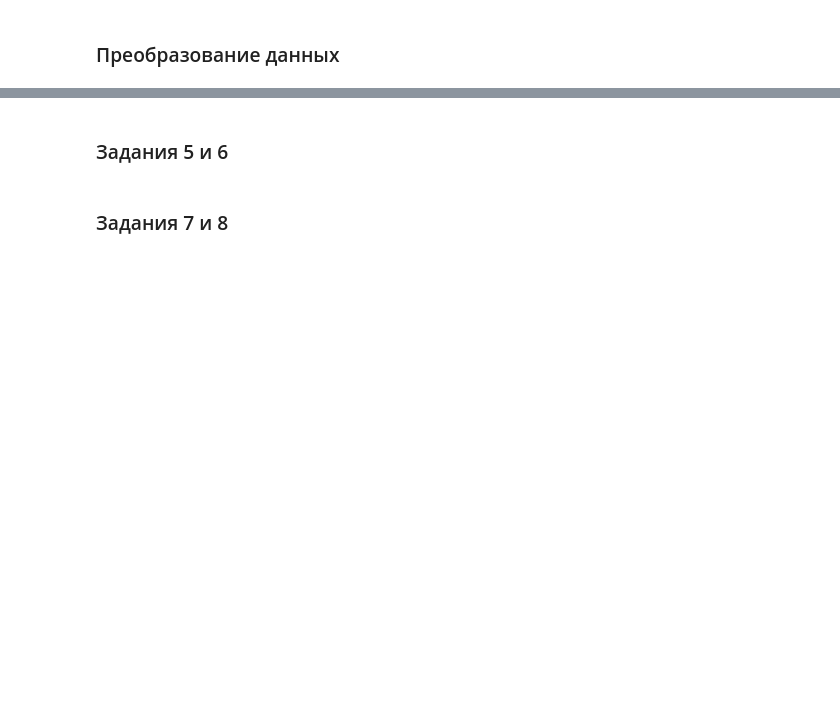
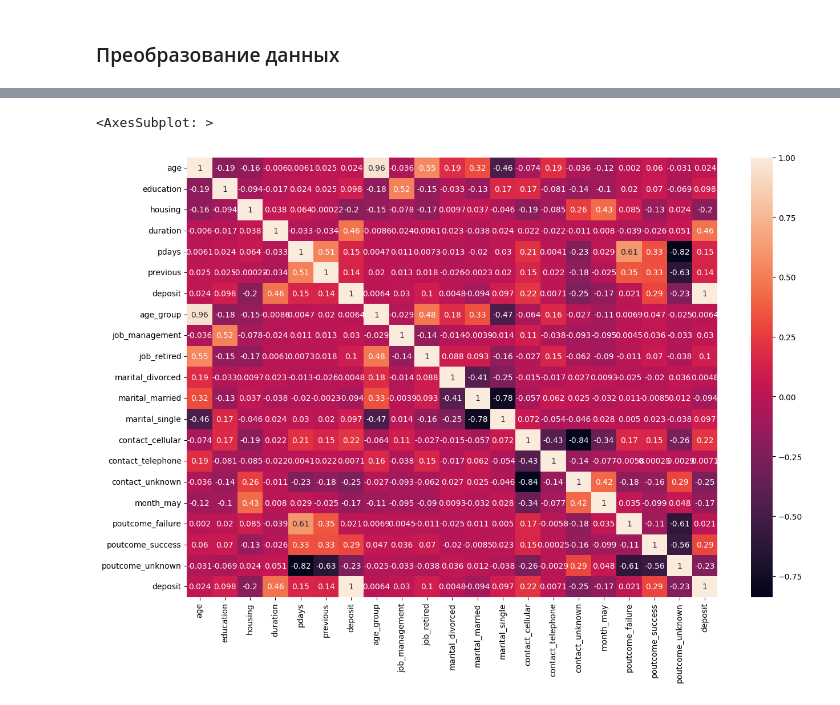
Before and after one commit to MazepaYuliya/SF_DS_3_0, a Jupyter notebook: project_4/deposit_prediction.ipynb, the cells around one changed output, grey strips where cells are left out. Drawn from its saved outputs; the diff is of its cells as text; code cells hidden in the pictures; blank space fills up the shorter version.

```diff
--- a/project_4/deposit_prediction.ipynb
+++ b/project_4/deposit_prediction.ipynb
@@ -400,2 +388,0 @@ fig.show("png")
-# %% [markdown]
-### Задания 5 и 6
@@ -404,2 +389,26 @@ fig.show("png")
-# %% [markdown]
-### Задания 7 и 8
+# %%
+label_encoder = preprocessing.LabelEncoder()
+df['education'] = label_encoder.fit_transform(df['education'])
+df['age_group'] = label_encoder.fit_transform(df['age_group'])
+
+df['deposit'] = df['deposit'].apply(lambda x: 1 if x == 'yes' else 0)
+df['default'] = df['default'].apply(lambda x: 1 if x == 'yes' else 0)
+df['housing'] = df['housing'].apply(lambda x: 1 if x == 'yes' else 0)
+df['loan'] = df['loan'].apply(lambda x: 1 if x == 'yes' else 0)
+
+columns = ['job', 'marital', 'contact', 'month', 'poutcome']
+df = pd.get_dummies(df, columns=columns, prefix=columns);
+# %%
+df_corr = df.corr()
+result_columns = []
+for column in df_corr:
+    col_data = df_corr[column]
+    if col_data.min() < -0.4 or col_data.sort_values(ascending=False)[1] > 0.4:
+        result_columns.append(column)
+result_columns.append('deposit')
+
+plt.rcParams['figure.figsize'] = (15,10)
+sns.heatmap(df[result_columns].corr(), annot=True)
+# %% [output]
+<AxesSubplot: >
+[figure, added]
```
Also changed, not shown: parts of 44 cells of this notebook, 17 other files.
